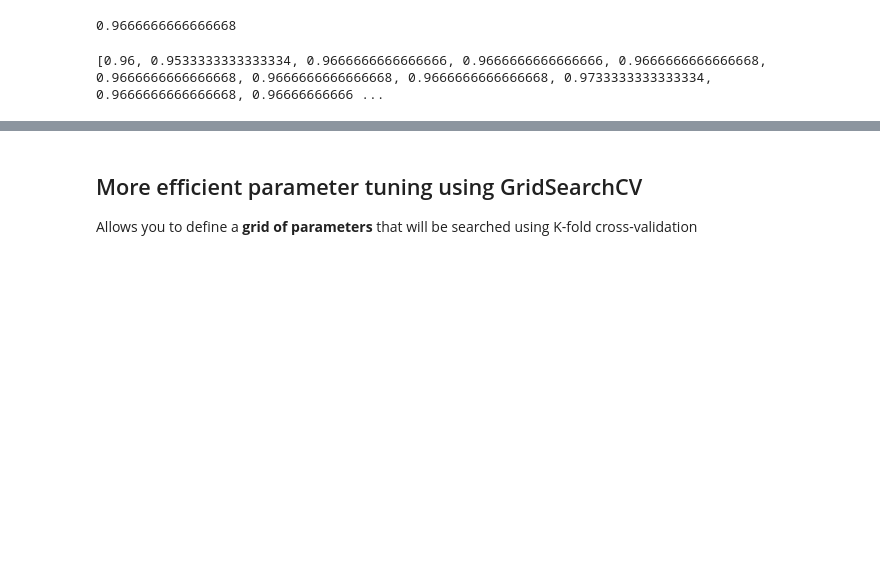
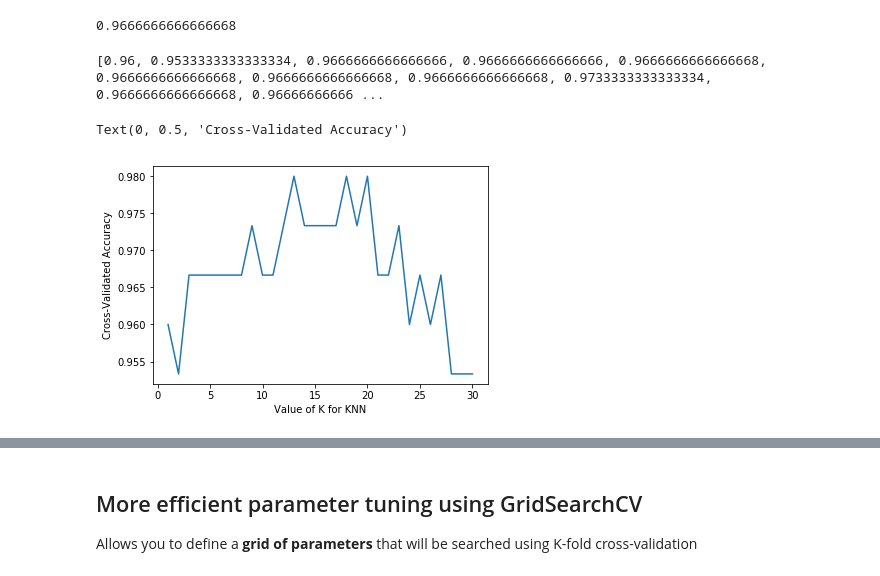
Before and after one commit to berksalmanoglu/CMPE407, a Jupyter notebook: 05-Grid Search.ipynb, the cells around one changed output, grey strips where cells are left out. Drawn from its saved outputs; the diff is of its cells as text; code cells hidden in the pictures; blank space fills up the shorter version.

```diff
--- a/05-Grid Search.ipynb
+++ b/05-Grid Search.ipynb
@@ -40,6 +40,9 @@ print(k_scores)
 [0.96, 0.9533333333333334, 0.9666666666666666, 0.9666666666666666, 0.9666666666666668, 0.9666666666666668, 0.9666666666666668, 0.9666666666666668, 0.9733333333333334, 0.9666666666666668, 0.96666666666 ...
 # %%
 # plot the value of K for KNN (x-axis) versus the cross-validated accuracy (y-axis)
-# plt.plot(k_range, k_scores)
-# plt.xlabel('Value of K for KNN')
-# plt.ylabel('Cross-Validated Accuracy')
+plt.plot(k_range, k_scores)
+plt.xlabel('Value of K for KNN')
+plt.ylabel('Cross-Validated Accuracy')
+# %% [output]
+Text(0, 0.5, 'Cross-Validated Accuracy')
+[figure, added]
```
Also changed, not shown: parts of 8 cells of this notebook.
